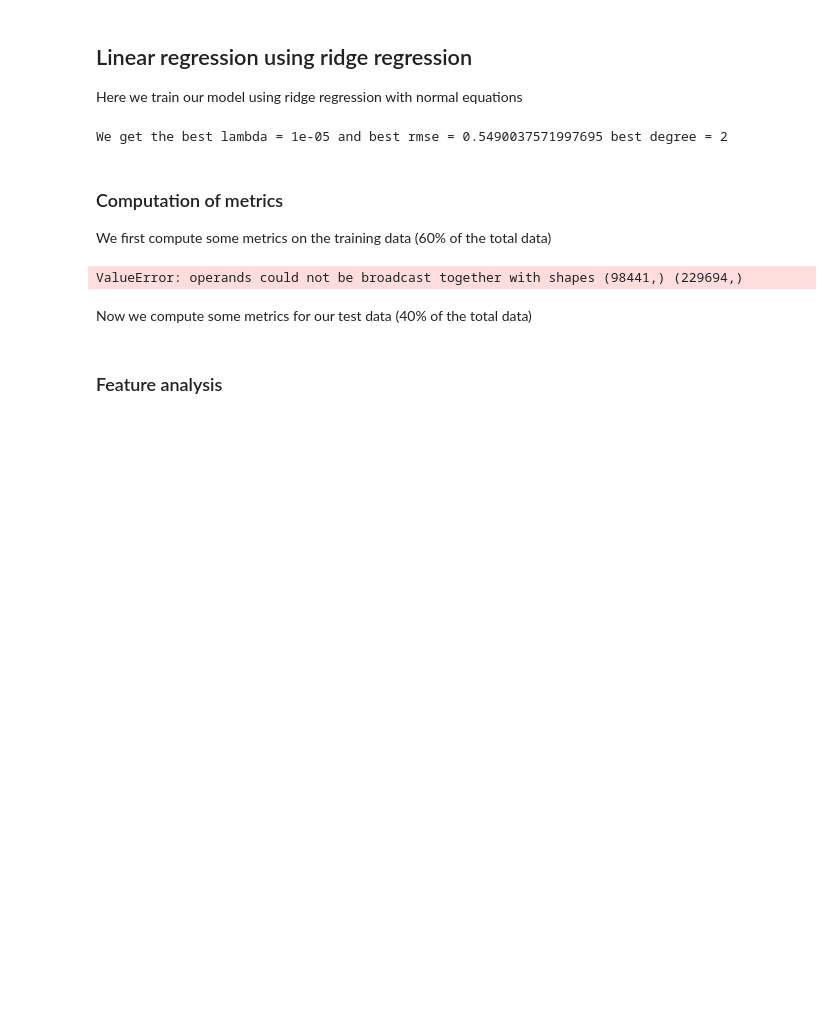
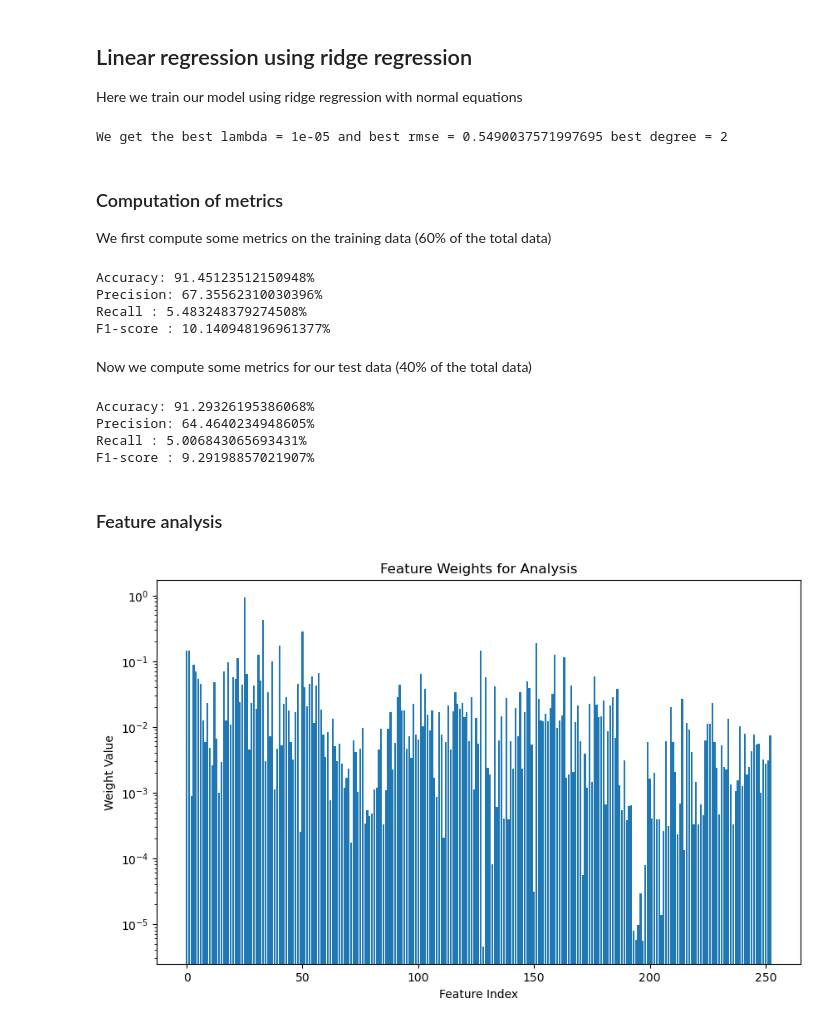
Before and after one commit to epfml/ml-project-1-ker, a Jupyter notebook: code/ridge_regression.ipynb, the cells around one changed output. Drawn from its saved outputs; the diff is of its cells as text; code cells hidden in the pictures; blank space fills up the shorter version.

```diff
--- a/code/ridge_regression.ipynb
+++ b/code/ridge_regression.ipynb
@@ -203,7 +203,7 @@ Here we train our model using ridge regression with normal equations
 # %%
 start_time = datetime.datetime.now()
 
-degree = range(10)
+degree = range(5)
 lambdas = np.logspace(-5, 0, 15)
 
 
@@ -211,7 +211,7 @@ best_degree, best_lambda, best_rmse = ridge_regression_demo(tx, tx_test, y, y_te
 
 print("We get the best lambda =",best_lambda,"and best rmse =",best_rmse, "best degree =",best_degree)
 
-best_weight = ridge_regression(y, tx_tr, best_lambda)
+best_weight = ridge_regression(y, build_poly(tx, best_degree), best_lambda)
 
 end_time = datetime.datetime.now()
 # %% [output]
@@ -223,7 +221,7 @@ best_weight = ridge_regression(y, build_poly(tx, best_degree), best_lambda)
 
 We first compute some metrics on the training data (60% of the total data)
 # %%
-pred_data = np.dot(build_poly(tx_test, best_degree), best_weight)
+pred_data = np.dot(build_poly(tx, best_degree), best_weight)
 
 pred_data[pred_data > 0] = 1
 pred_data[pred_data < 0] = -1
@@ -243,11 +241,14 @@ print(f"Precision: {tp/(tp + fp)*100}%")
 print(f"Recall : {tp/(tp + fn)*100}%")
 print(f"F1-score : {tp/(tp + 0.5*(fn + fp))*100}%")
 # %% [output]
-ValueError: operands could not be broadcast together with shapes (98441,) (229694,)
+Accuracy: 91.45123512150948%
+Precision: 67.35562310030396%
+Recall : 5.483248379274508%
+F1-score : 10.140948196961377%
 # %% [markdown]
 Now we compute some metrics for our test data (40% of the total data)
 # %%
-pred_test = np.dot(build_poly(tx, best_degree), best_weight)
+pred_test = np.dot(build_poly(tx_test, best_degree), best_weight)
 
 pred_test[pred_test > 0] = 1
 pred_test[pred_test < 0] = -1
@@ -266,13 +267,20 @@ print(f"Accuracy: {accuracy_test*100}%")
 print(f"Precision: {tp/(tp + fp)*100}%")
 print(f"Recall : {tp/(tp + fn)*100}%")
 print(f"F1-score : {tp/(tp + 0.5*(fn + fp))*100}%")
+# %% [output]
+Accuracy: 91.29326195386068%
+Precision: 64.4640234948605%
+Recall : 5.006843065693431%
+F1-score : 9.29198857021907%
 # %% [markdown]
 ### Feature analysis
 # %%
 plt.figure(figsize=(10, 6))
-plt.bar(range(len(w)), np.abs(w))
+plt.bar(range(len(best_weight)), np.abs(best_weight))
 plt.yscale('log')
 plt.xlabel('Feature Index')
 plt.ylabel('Weight Value')
 plt.title('Feature Weights for Analysis')
 plt.show()
+# %% [output]
+[figure, added]
```
Also changed, not shown: parts of 1 cell of this notebook, 1 other file.
